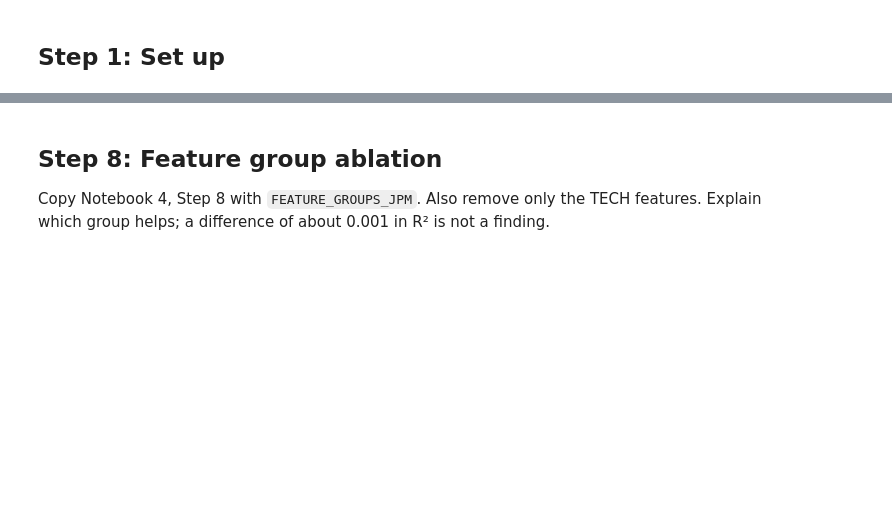
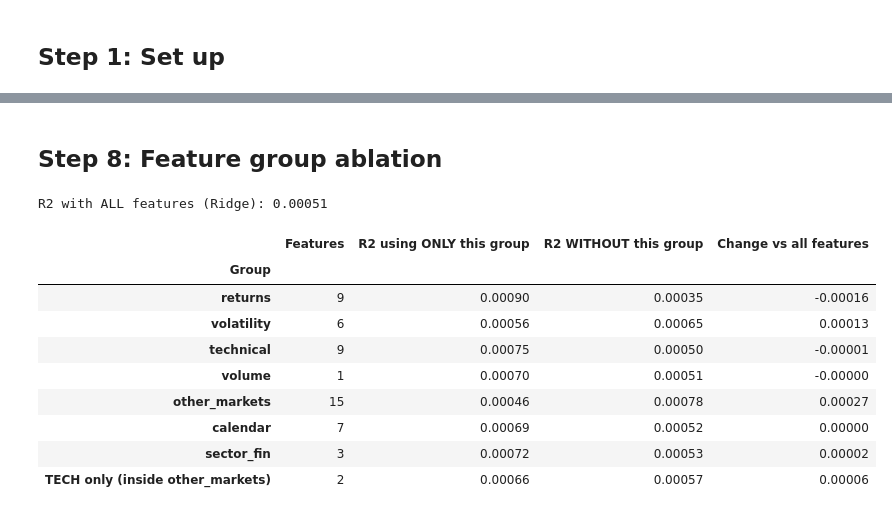
Before and after one commit to Matrixbenny/smm-202604-c2-module7-time-series, a Jupyter notebook: lab_3_machine_learning_models.ipynb, the cells around one changed output, grey strips where cells are left out. Drawn from its saved outputs; the diff is of its cells as text; code cells hidden in the pictures; blank space fills up the shorter version.

```diff
--- a/lab_3_machine_learning_models.ipynb
+++ b/lab_3_machine_learning_models.ipynb
@@ -84,0 +128,18 @@ Copy Notebook 4, Step 6. Use only `X.iloc[:config.INITIAL_TRAIN]`. **Extend the
+# %%
+tuning_X, tuning_y = X.iloc[: config.INITIAL_TRAIN], y.iloc[: config.INITIAL_TRAIN]   # first 1,000 rows ONLY
+inner_splits = list(walk_forward_splits(len(tuning_X), initial_train=500, test_size=100))
+print("Tuning folds:", len(inner_splits), "| last tuning day:", tuning_X.index[-1].date(),
+      "| first test day:", dataset.index[splits[0][1][0]].date())
+
+def tuning_score(model_factory):
+    """Mean squared error of walk-forward predictions INSIDE the tuning block (lower is better)."""
+    predicted = walk_forward_predict(model_factory, tuning_X, tuning_y, inner_splits)
+    mask = predicted.notna()
+    return float(np.mean((tuning_y[mask] - predicted[mask]) ** 2))
+
+# Ridge: grid extended to 1e7 so that the chosen alpha is not on the edge of the grid
+alpha_grid = [1, 10, 100, 1_000, 10_000, 100_000, 1_000_000, 10_000_000]
+ridge_results = {a: tuning_score(lambda a=a: Ridge(alpha=a)) for a in alpha_grid}
+best_alpha = min(ridge_results, key=ridge_results.get)
+display(pd.Series(ridge_results, name="Tuning MSE").to_frame().T)
+print("Chosen Ridge alpha:", best_alpha)
@@ -93,4 +245,2 @@ predictions = {}
 # %% [markdown]
 ## Step 8: Feature group ablation
-
-Copy Notebook 4, Step 8 with `FEATURE_GROUPS_JPM`. Also remove only the TECH features. Explain which group helps; a difference of about 0.001 in R² is not a finding.
@@ -98,0 +247,35 @@ Copy Notebook 4, Step 8 with `FEATURE_GROUPS_JPM`. Also remove only the TECH fea
+# %%
+def score_features(feature_list, model_factory=lambda: Ridge(alpha=best_alpha)):
+    predicted = walk_forward_predict(model_factory, dataset[feature_list], y, splits)
+    mask = predicted.notna()
+    return out_of_sample_r2(y[mask], predicted[mask])
+
+all_features_r2 = score_features(ALL_FEATURES_JPM)
+rows = []
+for group, names in FEATURE_GROUPS_JPM.items():
+    others = [f for f in ALL_FEATURES_JPM if f not in names]
+    rows.append({"Group": group, "Features": len(names),
+                 "R2 using ONLY this group": score_features(names),
+                 "R2 WITHOUT this group": score_features(others)})
+
+tech = [f for f in ALL_FEATURES_JPM if f.startswith("TECH_")]
+rows.append({"Group": "TECH only (inside other_markets)", "Features": len(tech),
+             "R2 using ONLY this group": score_features(tech),
+             "R2 WITHOUT this group": score_features([f for f in ALL_FEATURES_JPM if f not in tech])})
+
+ablation = pd.DataFrame(rows).set_index("Group")
+ablation["Change vs all features"] = ablation["R2 WITHOUT this group"] - all_features_r2
+print(f"R2 with ALL features (Ridge): {all_features_r2:.5f}")
+ablation.round(5)
+# %% [output]
+R2 with ALL features (Ridge): 0.00051
+|  | Features | R2 using ONLY this group | R2 WITHOUT this group | Change vs all features |
+| Group |  |  |  |  |
+| returns | 9 | 0.00090 | 0.00035 | -0.00016 |
+| volatility | 6 | 0.00056 | 0.00065 | 0.00013 |
+| technical | 9 | 0.00075 | 0.00050 | -0.00001 |
+| volume | 1 | 0.00070 | 0.00051 | -0.00000 |
+| other_markets | 15 | 0.00046 | 0.00078 | 0.00027 |
+| calendar | 7 | 0.00069 | 0.00052 | 0.00000 |
+| sector_fin | 3 | 0.00072 | 0.00053 | 0.00002 |
+| TECH only (inside other_markets) | 2 | 0.00066 | 0.00057 | 0.00006 |
```
Also changed, not shown: parts of 42 cells of this notebook, 2 other files.
